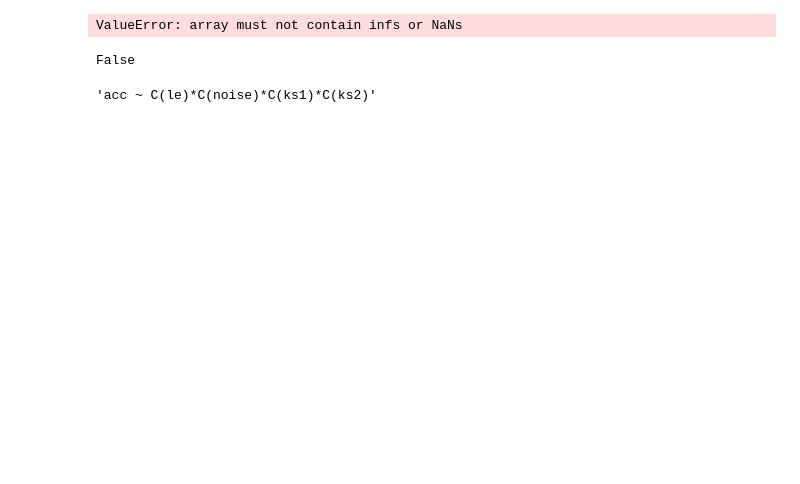
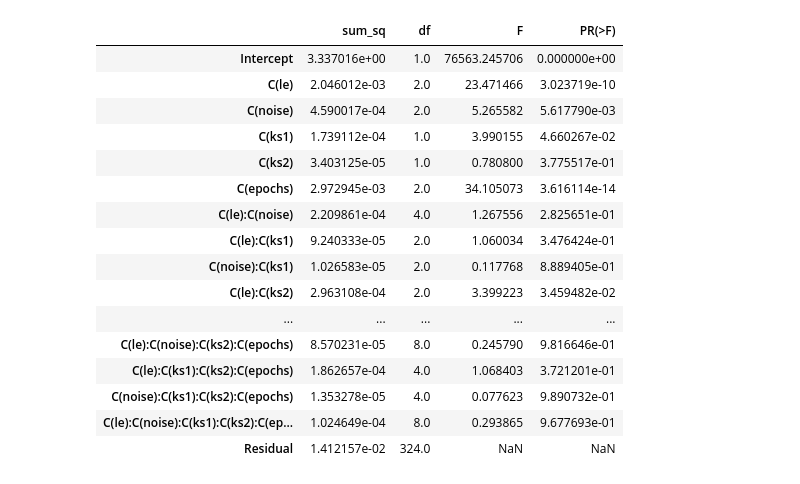
Before and after one commit to Lingkar/quantitative_performance_evaluation_group_6, a Jupyter notebook: outputs/analysis.ipynb, the cells around one changed output. Cells and saved outputs as stored; diff of their text form; code cells hidden in the pictures; blank space fills up the shorter version.

```diff
--- a/outputs/analysis.ipynb
+++ b/outputs/analysis.ipynb
@@ -61,14 +55,22 @@ OLS Regression Results
 Warnings:
 [1] Standard Errors assume that the covariance matrix of the errors is correctly specified.
 # %%
-sm.stats.anova_lm(model, typ=2)
+sm.stats.anova_lm(model, typ=3)
 # %% [output]
-ValueError: array must not contain infs or NaNs
+|  | sum_sq | df | F | PR(>F) |
+| Intercept | 3.337016e+00 | 1.0 | 76563.245706 | 0.000000e+00 |
+| C(le) | 2.046012e-03 | 2.0 | 23.471466 | 3.023719e-10 |
+| C(noise) | 4.590017e-04 | 2.0 | 5.265582 | 5.617790e-03 |
+| C(ks1) | 1.739112e-04 | 1.0 | 3.990155 | 4.660267e-02 |
+| C(ks2) | 3.403125e-05 | 1.0 | 0.780800 | 3.775517e-01 |
+| C(epochs) | 2.972945e-03 | 2.0 | 34.105073 | 3.616114e-14 |
+| C(le):C(noise) | 2.209861e-04 | 4.0 | 1.267556 | 2.825651e-01 |
+| C(le):C(ks1) | 9.240333e-05 | 2.0 | 1.060034 | 3.476424e-01 |
+| C(noise):C(ks1) | 1.026583e-05 | 2.0 | 0.117768 | 8.889405e-01 |
+| C(le):C(ks2) | 2.963108e-04 | 2.0 | 3.399223 | 3.459482e-02 |
+| ... | ... | ... | ... | ... |
+| C(le):C(noise):C(ks2):C(epochs) | 8.570231e-05 | 8.0 | 0.245790 | 9.816646e-01 |
+| C(le):C(ks1):C(ks2):C(epochs) | 1.862657e-04 | 4.0 | 1.068403 | 3.721201e-01 |
+| C(noise):C(ks1):C(ks2):C(epochs) | 1.353278e-05 | 4.0 | 0.077623 | 9.890732e-01 |
+| C(le):C(noise):C(ks1):C(ks2):C(ep... | 1.024649e-04 | 8.0 | 0.293865 | 9.677693e-01 |
+| Residual | 1.412157e-02 | 324.0 | NaN | NaN |
-# %%
-np.any(df.isna())
-# %% [output]
-False
-# %%
-model_string
-# %% [output]
-'acc ~ C(le)*C(noise)*C(ks1)*C(ks2)'
```
Also changed, not shown: parts of 6 cells of this notebook, 3 other files.
